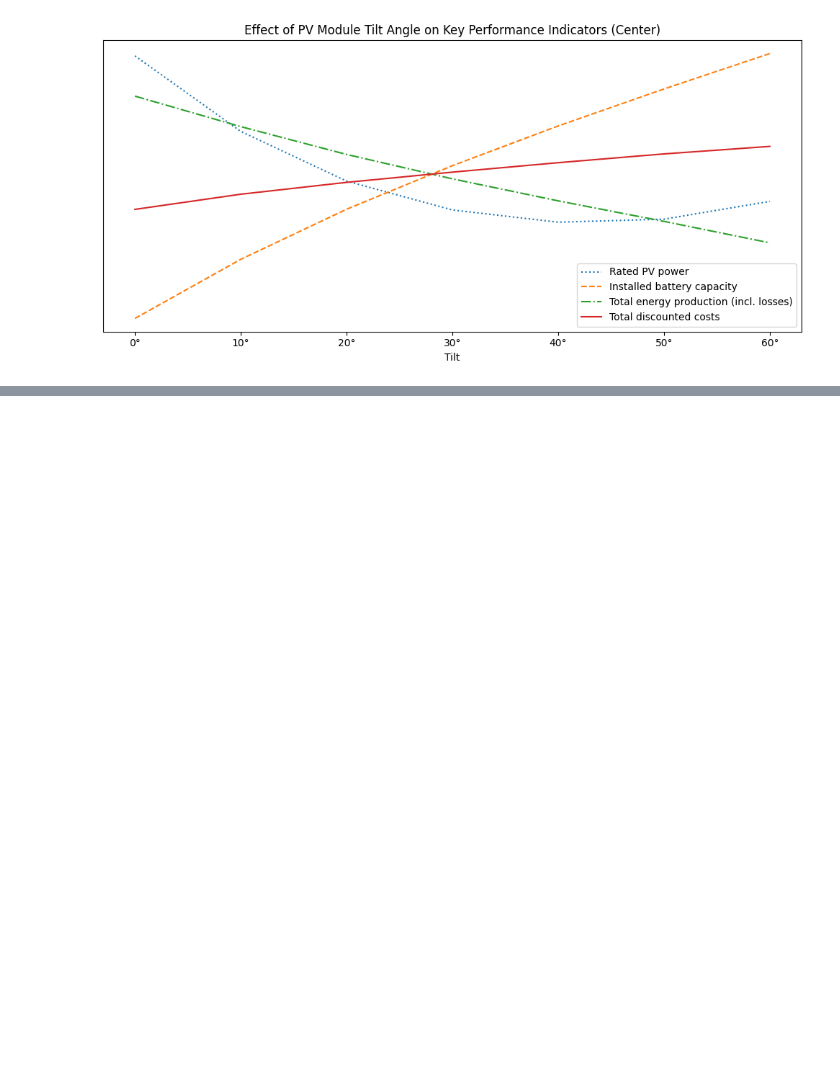
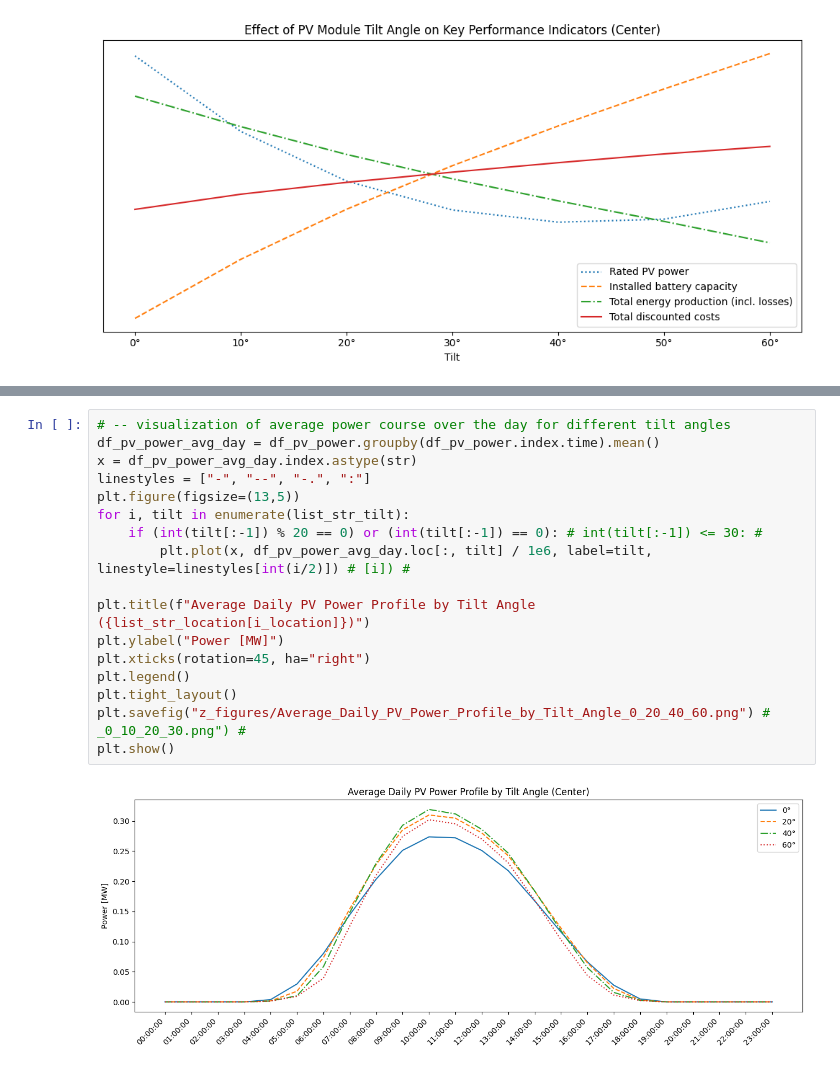
Before and after one commit to Lakim17/SERTS, a Jupyter notebook: pv_batt_opt.ipynb, the cells around one changed output, grey strips where cells are left out. Saved outputs shown, nothing was run; the diff lists cells and outputs as text; blank space fills up the shorter version.

Commit message:
Average_Daily_PV_Power_Profile_by_Tilt_Angle added

```diff
--- a/pv_batt_opt.ipynb
+++ b/pv_batt_opt.ipynb
@@ -629,0 +751,19 @@ if list(df_results_overview.columns) == list_str_tilt:
+# %%
+# -- visualization of average power course over the day for different tilt angles
+df_pv_power_avg_day = df_pv_power.groupby(df_pv_power.index.time).mean()
+x = df_pv_power_avg_day.index.astype(str)
+linestyles = ["-", "--", "-.", ":"]
+plt.figure(figsize=(13,5))
+for i, tilt in enumerate(list_str_tilt):
+    if (int(tilt[:-1]) % 20 == 0) or (int(tilt[:-1]) == 0): # int(tilt[:-1]) <= 30: #
+        plt.plot(x, df_pv_power_avg_day.loc[:, tilt] / 1e6, label=tilt, linestyle=linestyles[int(i/2)]) # [i]) #
+
+plt.title(f"Average Daily PV Power Profile by Tilt Angle ({list_str_location[i_location]})")
+plt.ylabel("Power [MW]")
+plt.xticks(rotation=45, ha="right")
+plt.legend()
+plt.tight_layout()
+plt.savefig("z_figures/Average_Daily_PV_Power_Profile_by_Tilt_Angle_0_20_40_60.png") # _0_10_20_30.png") #
+plt.show()
+# %% [output]
+[figure, added]
```
Also changed, not shown: parts of 2 cells of this notebook, 2 other files.
